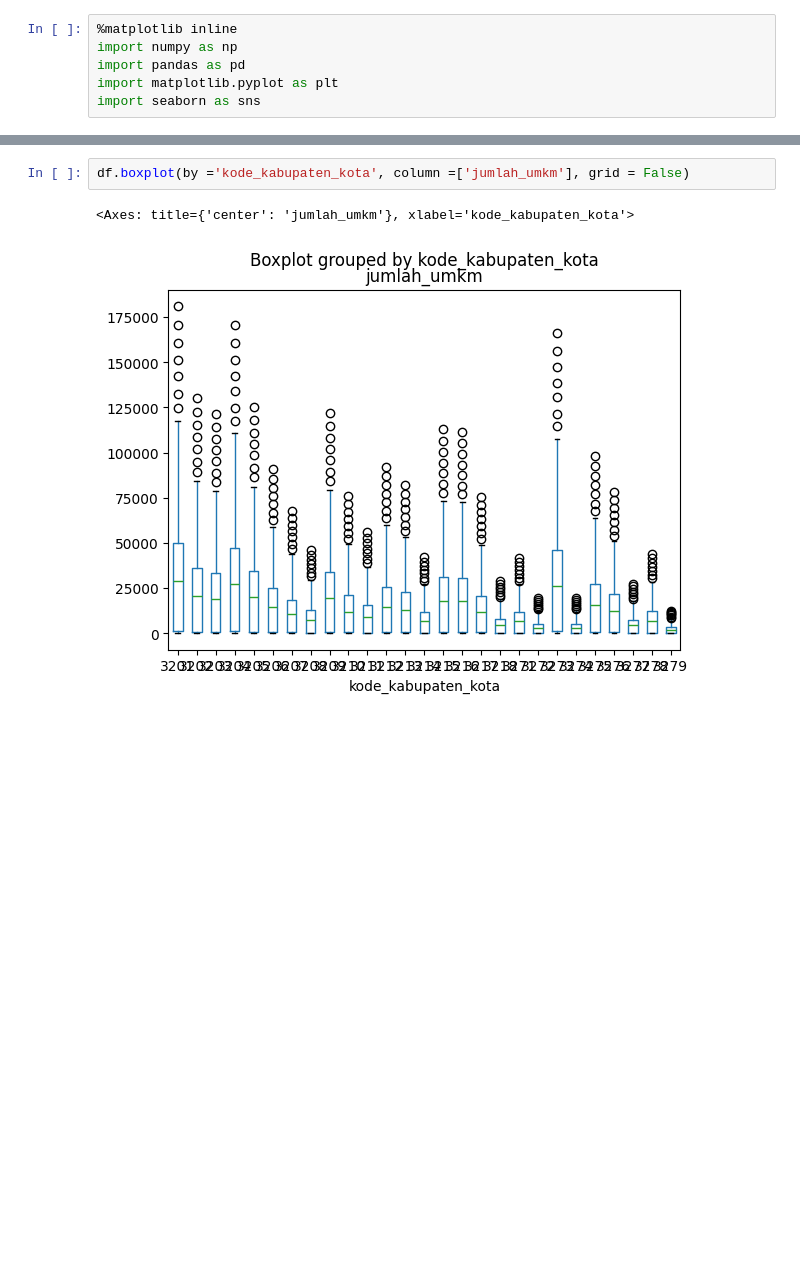
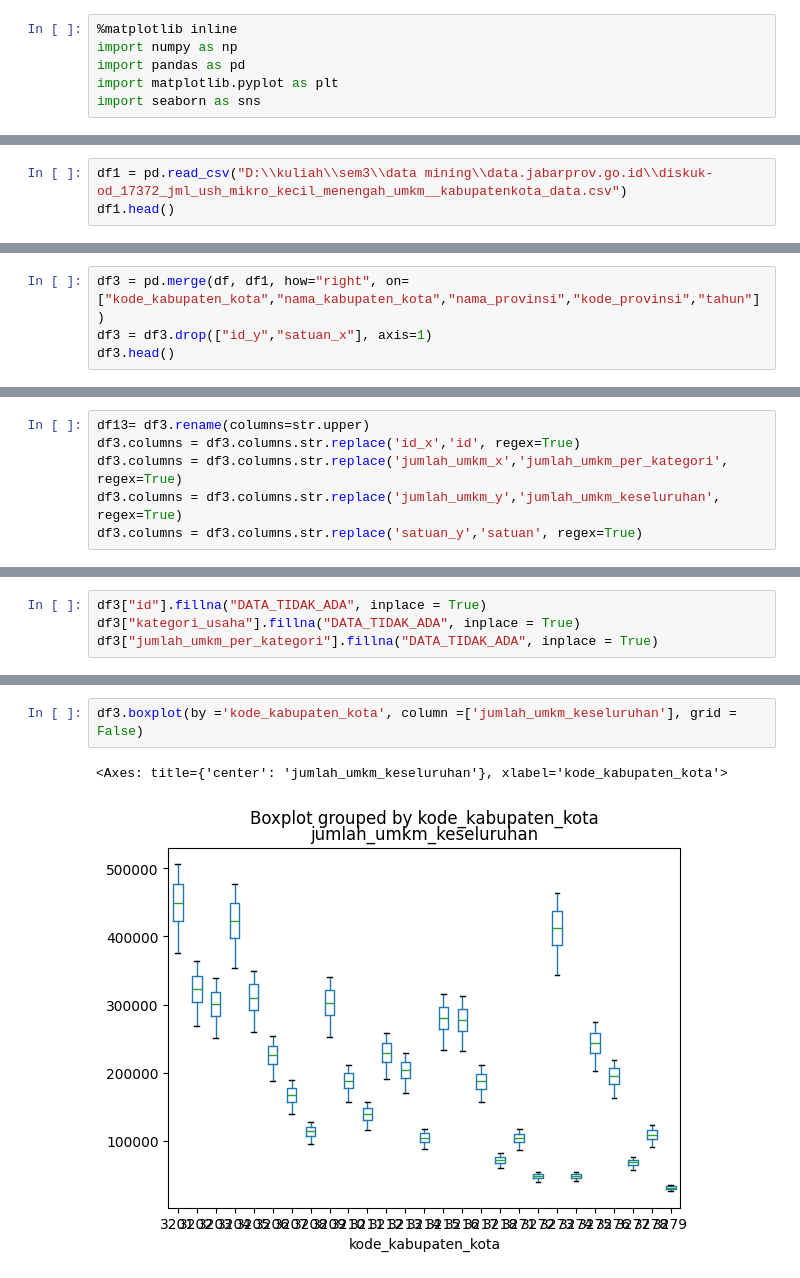
Before and after one commit to AlfiFaiz/data_mining, a Jupyter notebook: kelompok 4.ipynb, the cells around one changed output, grey strips where cells are left out. Drawn from its saved outputs; the diff is of its cells as text; blank space fills up the shorter version.

Commit message:
data_baru_ada_kategori

```diff
--- a/kelompok 4.ipynb
+++ b/kelompok 4.ipynb
@@ -35,0 +17,3 @@ memory usage: 95.0+ KB
+# %%
+df1 = pd.read_csv("D:\\kuliah\\sem3\\data mining\\data.jabarprov.go.id\\diskuk-od_17372_jml_ush_mikro_kecil_menengah_umkm__kabupatenkota_data.csv")
+df1.head()
@@ -35,0 +27,4 @@ memory usage: 95.0+ KB
+# %%
+df3 = pd.merge(df, df1, how="right", on=["kode_kabupaten_kota","nama_kabupaten_kota","nama_provinsi","kode_provinsi","tahun"])
+df3 = df3.drop(["id_y","satuan_x"], axis=1)
+df3.head()
@@ -35,0 +38,6 @@ memory usage: 95.0+ KB
+# %%
+df13= df3.rename(columns=str.upper)
+df3.columns = df3.columns.str.replace('id_x','id', regex=True)
+df3.columns = df3.columns.str.replace('jumlah_umkm_x','jumlah_umkm_per_kategori', regex=True)
+df3.columns = df3.columns.str.replace('jumlah_umkm_y','jumlah_umkm_keseluruhan', regex=True)
+df3.columns = df3.columns.str.replace('satuan_y','satuan', regex=True)
@@ -35,0 +67,4 @@ memory usage: 95.0+ KB
+# %%
+df3["id"].fillna("DATA_TIDAK_ADA", inplace = True)
+df3["kategori_usaha"].fillna("DATA_TIDAK_ADA", inplace = True)
+df3["jumlah_umkm_per_kategori"].fillna("DATA_TIDAK_ADA", inplace = True)
@@ -36,5 +80,5 @@ memory usage: 95.0+ KB
 # %%
-df.boxplot(by ='kode_kabupaten_kota', column =['jumlah_umkm'], grid = False)
+df3.boxplot(by ='kode_kabupaten_kota', column =['jumlah_umkm_keseluruhan'], grid = False)
 # %% [output]
-<Axes: title={'center': 'jumlah_umkm'}, xlabel='kode_kabupaten_kota'>
+<Axes: title={'center': 'jumlah_umkm_keseluruhan'}, xlabel='kode_kabupaten_kota'>
-[figure, old version]
+[figure, new version]
```
Also changed, not shown: parts of 7 cells of this notebook.
